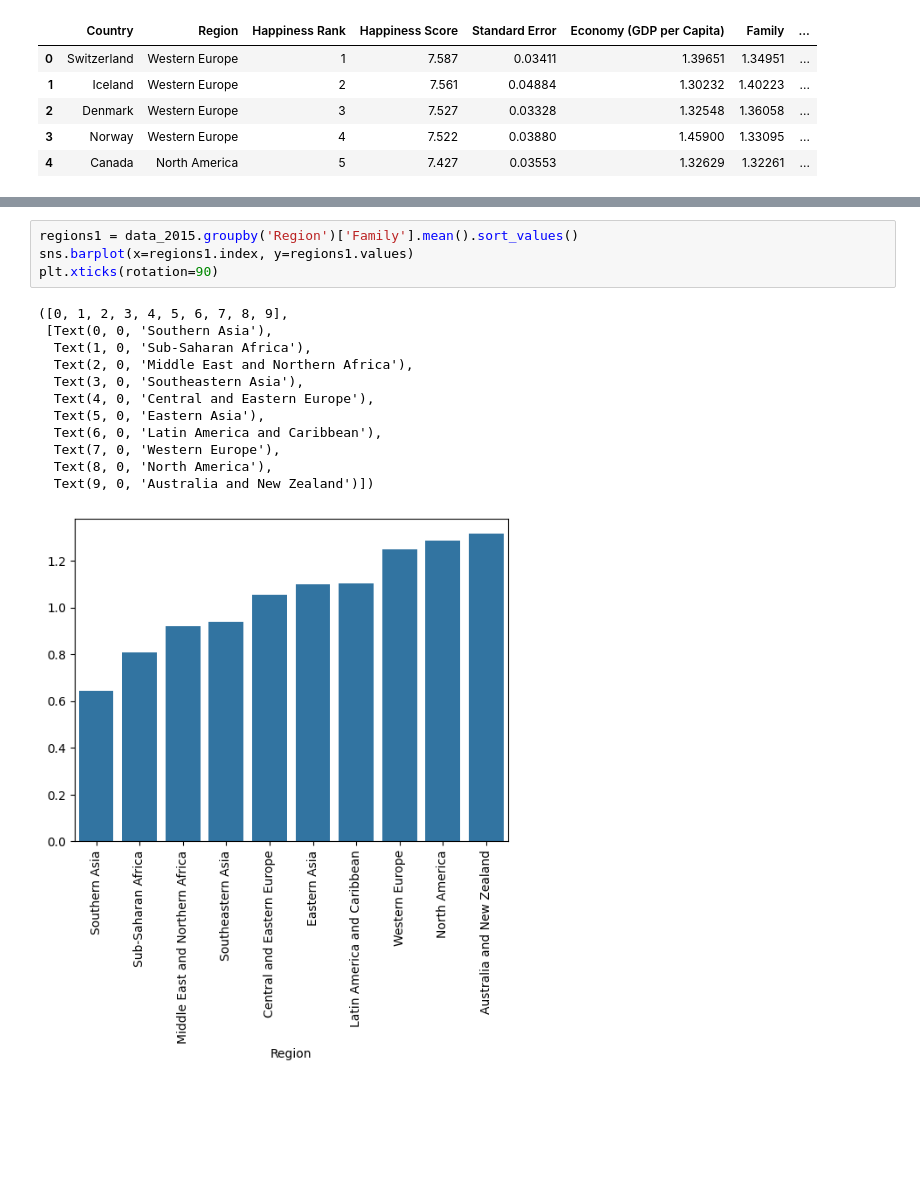
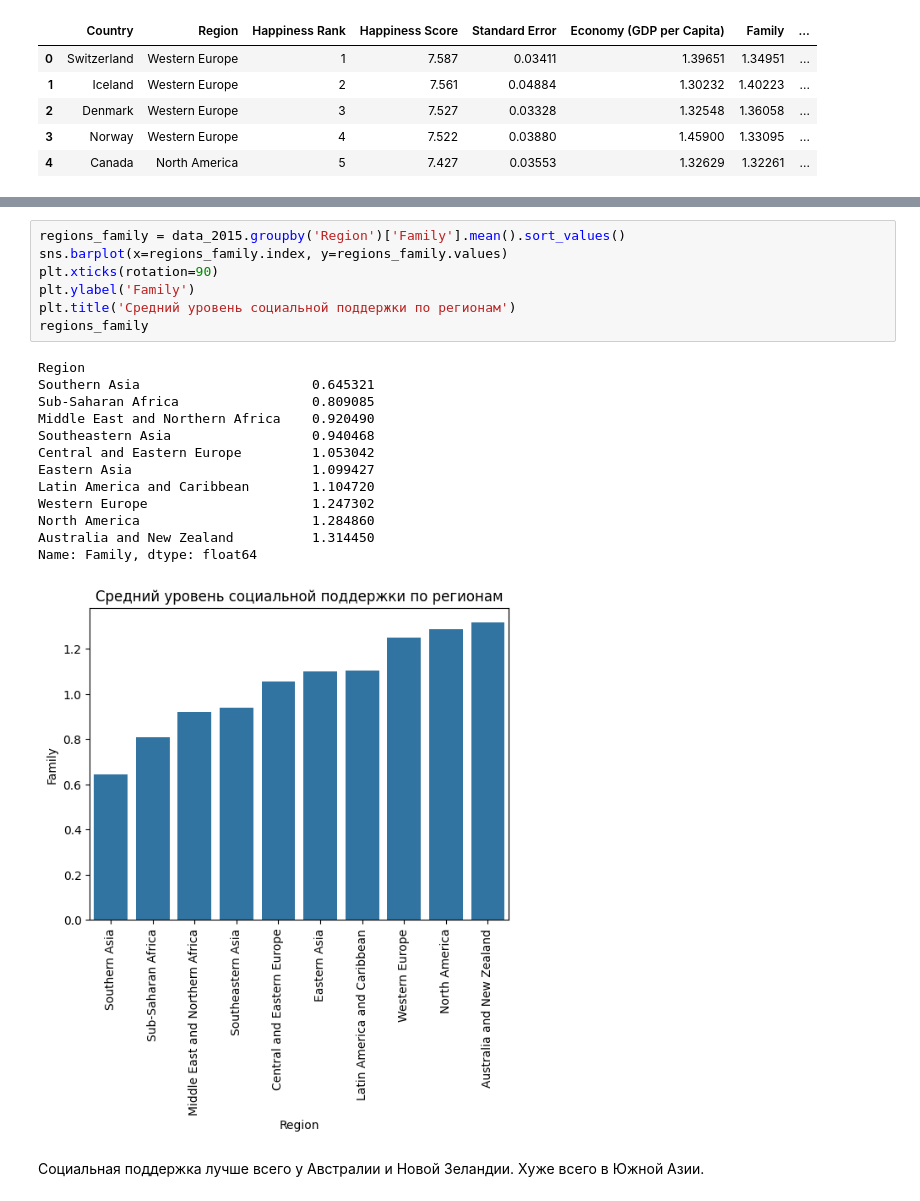
Before and after one commit to coretlwww/analysis_whr, a Jupyter notebook: notebooks/step_3.ipynb, the cells around one changed output, grey strips where cells are left out. Drawn from its saved outputs; the diff is of its cells as text; blank space fills up the shorter version.

```diff
--- a/notebooks/step_3.ipynb
+++ b/notebooks/step_3.ipynb
@@ -87,18 +123,24 @@ plt.xticks(rotation=90)
 # %%
-regions1 = data_2015.groupby('Region')['Family'].mean().sort_values()
-sns.barplot(x=regions1.index, y=regions1.values)
+regions_family = data_2015.groupby('Region')['Family'].mean().sort_values()
+sns.barplot(x=regions_family.index, y=regions_family.values)
 plt.xticks(rotation=90)
+plt.ylabel('Family')
+plt.title('Средний уровень социальной поддержки по регионам')
+regions_family
 # %% [output]
-([0, 1, 2, 3, 4, 5, 6, 7, 8, 9],
- [Text(0, 0, 'Southern Asia'),
-  Text(1, 0, 'Sub-Saharan Africa'),
-  Text(2, 0, 'Middle East and Northern Africa'),
-  Text(3, 0, 'Southeastern Asia'),
-  Text(4, 0, 'Central and Eastern Europe'),
-  Text(5, 0, 'Eastern Asia'),
-  Text(6, 0, 'Latin America and Caribbean'),
-  Text(7, 0, 'Western Europe'),
-  Text(8, 0, 'North America'),
-  Text(9, 0, 'Australia and New Zealand')])
+Region
+Southern Asia                      0.645321
+Sub-Saharan Africa                 0.809085
+Middle East and Northern Africa    0.920490
+Southeastern Asia                  0.940468
+Central and Eastern Europe         1.053042
+Eastern Asia                       1.099427
+Latin America and Caribbean        1.104720
+Western Europe                     1.247302
+North America                      1.284860
+Australia and New Zealand          1.314450
+Name: Family, dtype: float64
-[figure, old version]
+[figure, new version]
+# %% [markdown]
+Социальная поддержка лучше всего у Австралии и Новой Зеландии. Хуже всего в Южной Азии.
 # %%
```
Also changed, not shown: parts of 20 cells of this notebook.
